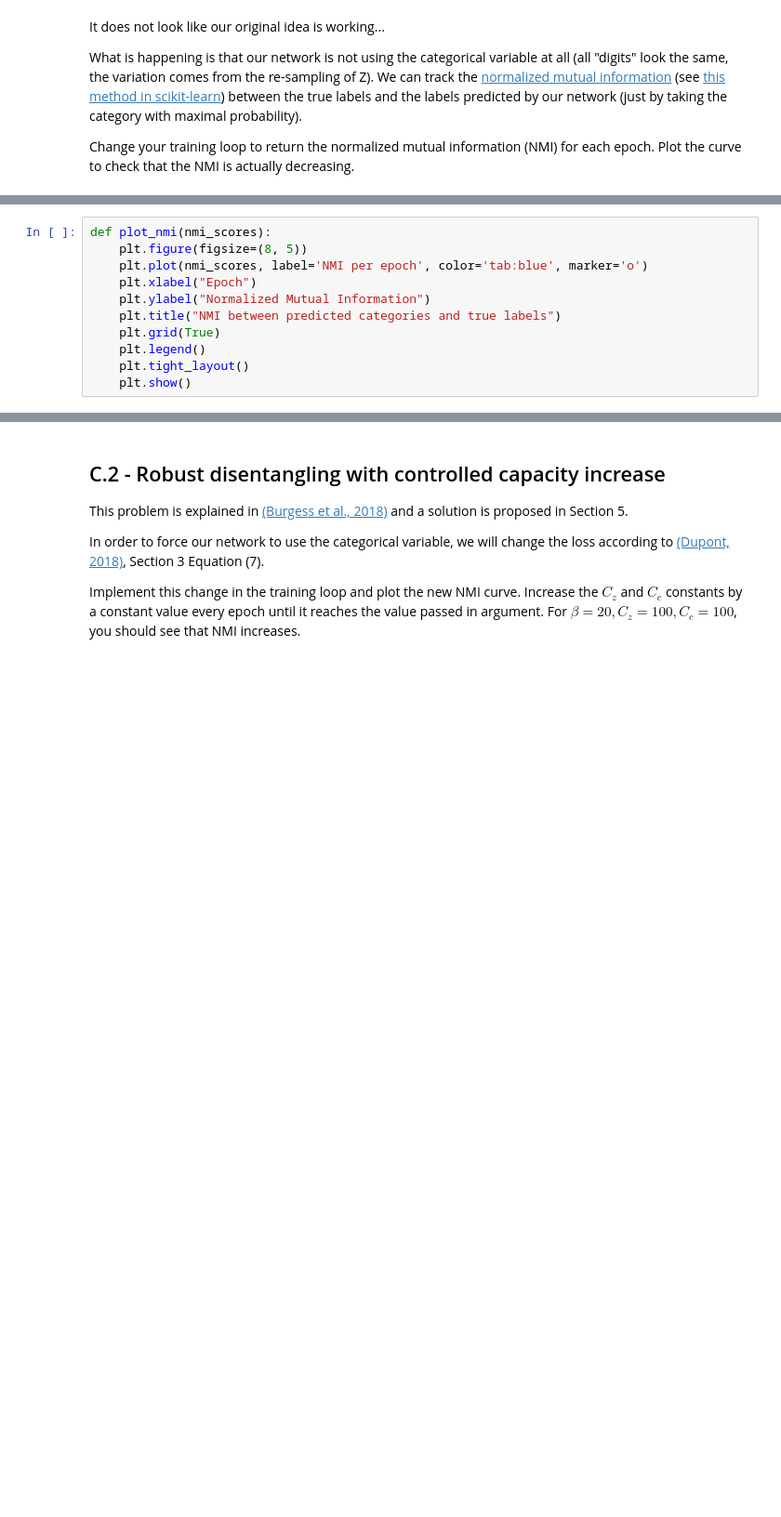
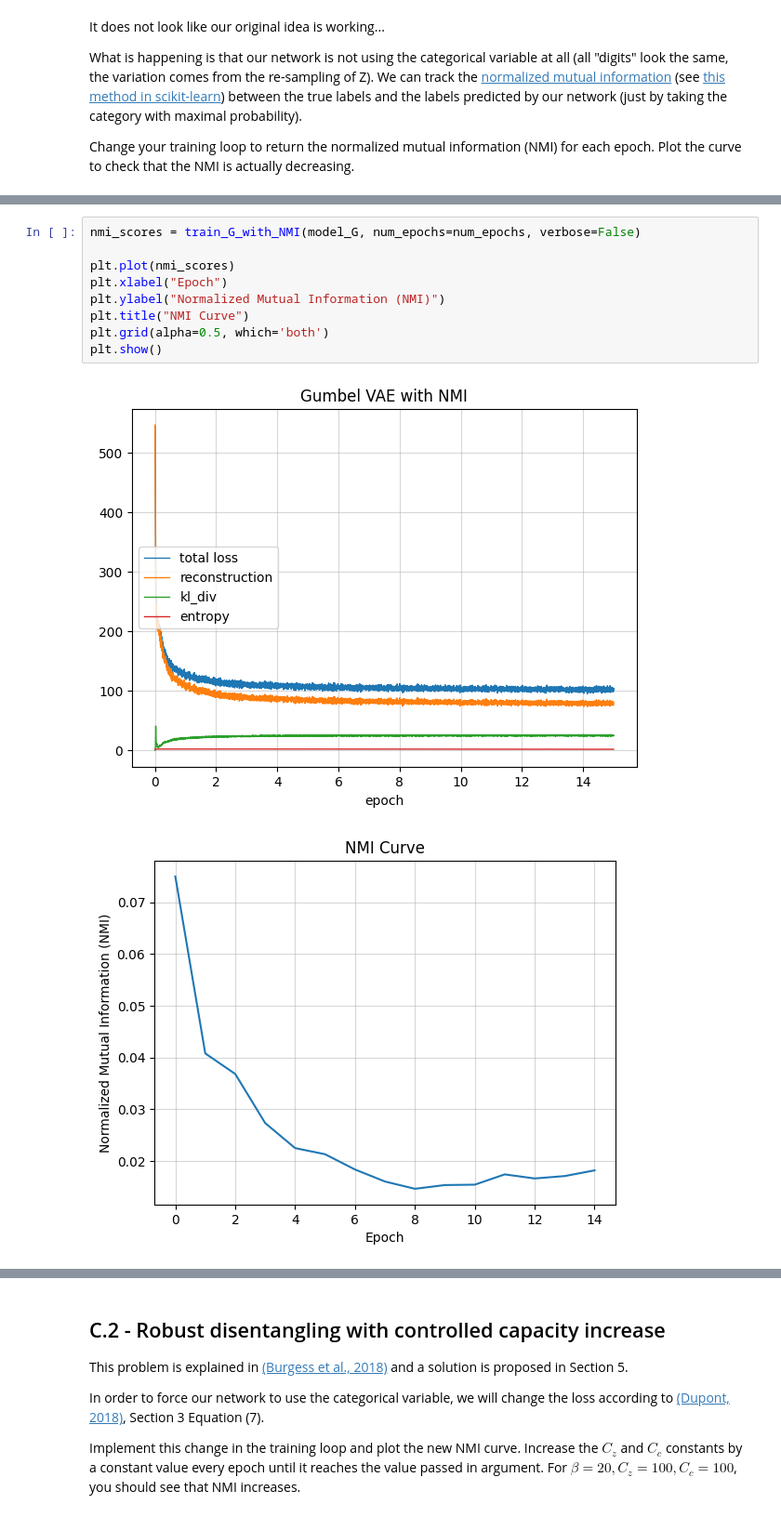
Before and after one commit to marcderoo/ensae_dl_pw2, a Jupyter notebook: notebook.ipynb, the cells around one changed output, grey strips where cells are left out. Shown at 93% size. Drawn from its saved outputs; the diff is of its cells as text; blank space fills up the shorter version.

```diff
--- a/notebook.ipynb
+++ b/notebook.ipynb
@@ -622,13 +615,14 @@ def train_GNMI(model, data_loader=data_loader, num_epochs=num_epochs, beta=1., v
     live_plot(data_dict, x_key="epoch", title=title)
     return nmi_scores
 # %%
-def plot_nmi(nmi_scores):
-    plt.figure(figsize=(8, 5))
-    plt.plot(nmi_scores, label='NMI per epoch', color='tab:blue', marker='o')
-    plt.xlabel("Epoch")
-    plt.ylabel("Normalized Mutual Information")
-    plt.title("NMI between predicted categories and true labels")
-    plt.grid(True)
-    plt.legend()
-    plt.tight_layout()
-    plt.show()
+nmi_scores = train_G_with_NMI(model_G, num_epochs=num_epochs, verbose=False)
+
+plt.plot(nmi_scores)
+plt.xlabel("Epoch")
+plt.ylabel("Normalized Mutual Information (NMI)")
+plt.title("NMI Curve")
+plt.grid(alpha=0.5, which='both')
+plt.show()
+# %% [output]
+[figure, added]
+[figure, added]
```
Also changed, not shown: parts of 22 cells of this notebook.
